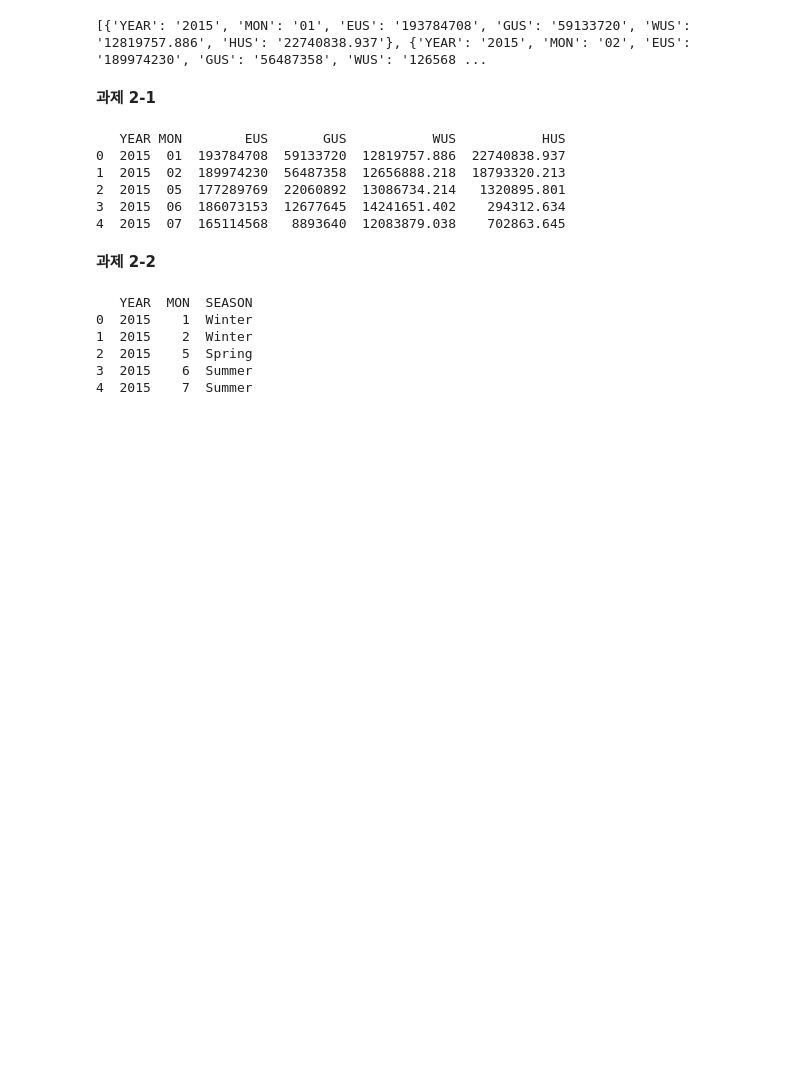
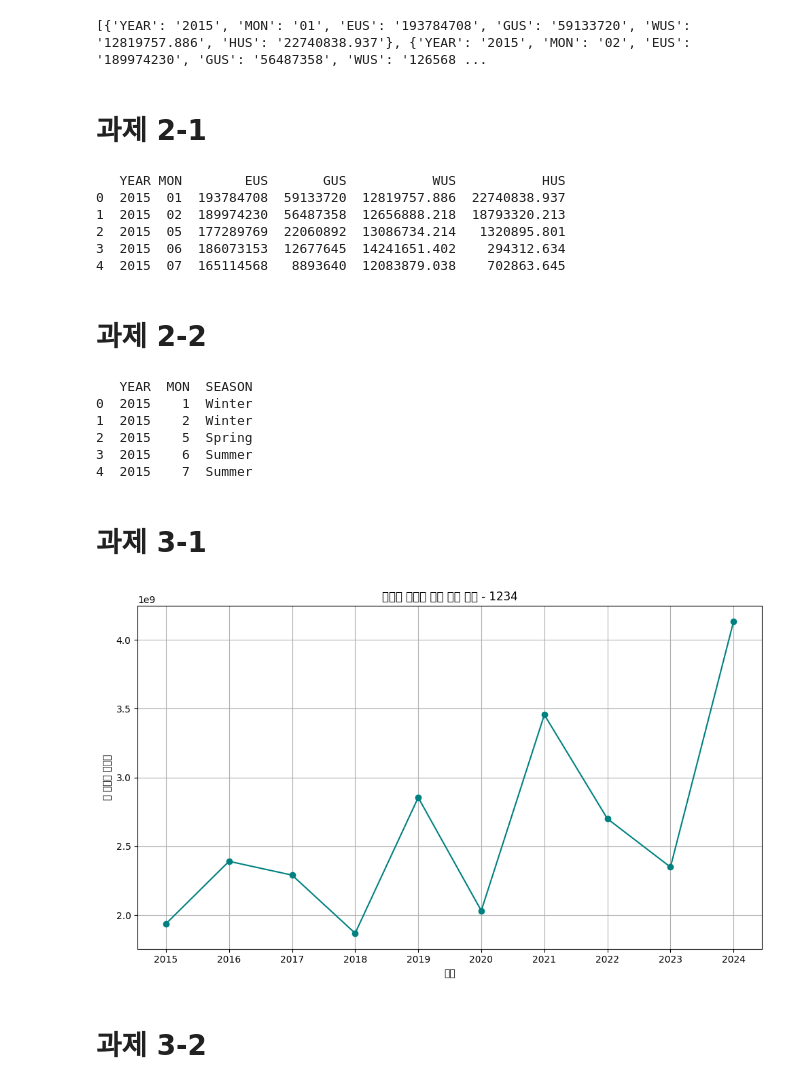
Before and after one commit to imksp/Data-Analysis-with-Open-Source, a Jupyter notebook: exercise.ipynb, the cells around one changed output. Drawn from its saved outputs; the diff is of its cells as text; code cells hidden in the pictures; blank space fills up the shorter version.

```diff
--- a/exercise.ipynb
+++ b/exercise.ipynb
@@ -75,7 +75,7 @@ print(responses[:5])  # 상위 5개만 출력
 # %% [output]
 [{'YEAR': '2015', 'MON': '01', 'EUS': '193784708', 'GUS': '59133720', 'WUS': '12819757.886', 'HUS': '22740838.937'}, {'YEAR': '2015', 'MON': '02', 'EUS': '189974230', 'GUS': '56487358', 'WUS': '126568 ...
 # %% [markdown]
-**과제 2-1**
+# **과제 2-1**
 # %%
 # 데이터 변환
 df = pd.DataFrame(responses)
@@ -88,7 +88,7 @@ print(df.head())  # 상위 5개 행 출력
 3  2015  06  186073153  12677645  14241651.402    294312.634
 4  2015  07  165114568   8893640  12083879.038    702863.645
 # %% [markdown]
-**과제 2-2**
+# **과제 2-2**
 # %%
 # 월 → 계절 매핑 딕셔너리
 season_map = {
@@ -111,3 +111,29 @@ print(df[['YEAR', 'MON', 'SEASON']].head())
 2  2015    5  Spring
 3  2015    6  Summer
 4  2015    7  Summer
+# %% [markdown]
+# **과제 3-1**
+# %%
+import matplotlib.pyplot as plt
+
+# 문자열 → 숫자 변환
+df[['EUS', 'GUS', 'WUS', 'HUS']] = df[['EUS', 'GUS', 'WUS', 'HUS']].astype(float)
+
+# 연도별 총 사용량 계산
+df['TOTAL_USAGE'] = df['EUS'] + df['GUS'] + df['WUS'] + df['HUS']
+yearly_usage = df.groupby('YEAR')['TOTAL_USAGE'].sum().reset_index()
+
+# 시각화
+plt.figure(figsize=(10, 6))
+plt.plot(yearly_usage['YEAR'], yearly_usage['TOTAL_USAGE'], marker='o', linestyle='-', color='teal')
+plt.title('연도별 에너지 사용 총액 변화 - 1234')  # 학번 뒤 4자리 반영
+plt.xlabel('연도')
+plt.ylabel('총 에너지 사용량')
+plt.grid(True)
+plt.tight_layout()
+plt.savefig('energy_usage_by_year_1234.png')  # 그래프 저장
+plt.show()
+# %% [output]
+[figure, added]
+# %% [markdown]
+# **과제 3-2**
```
Also changed, not shown: parts of 3 cells of this notebook.
